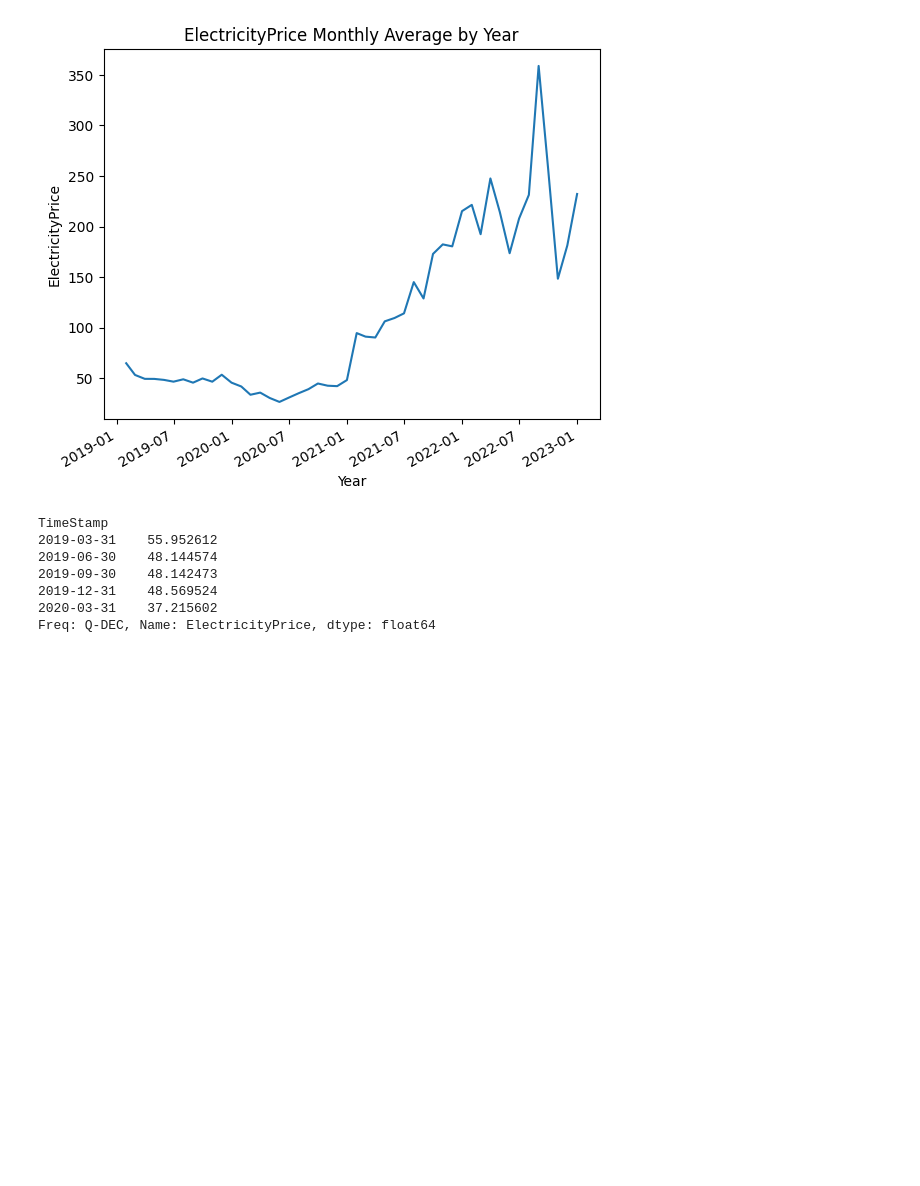
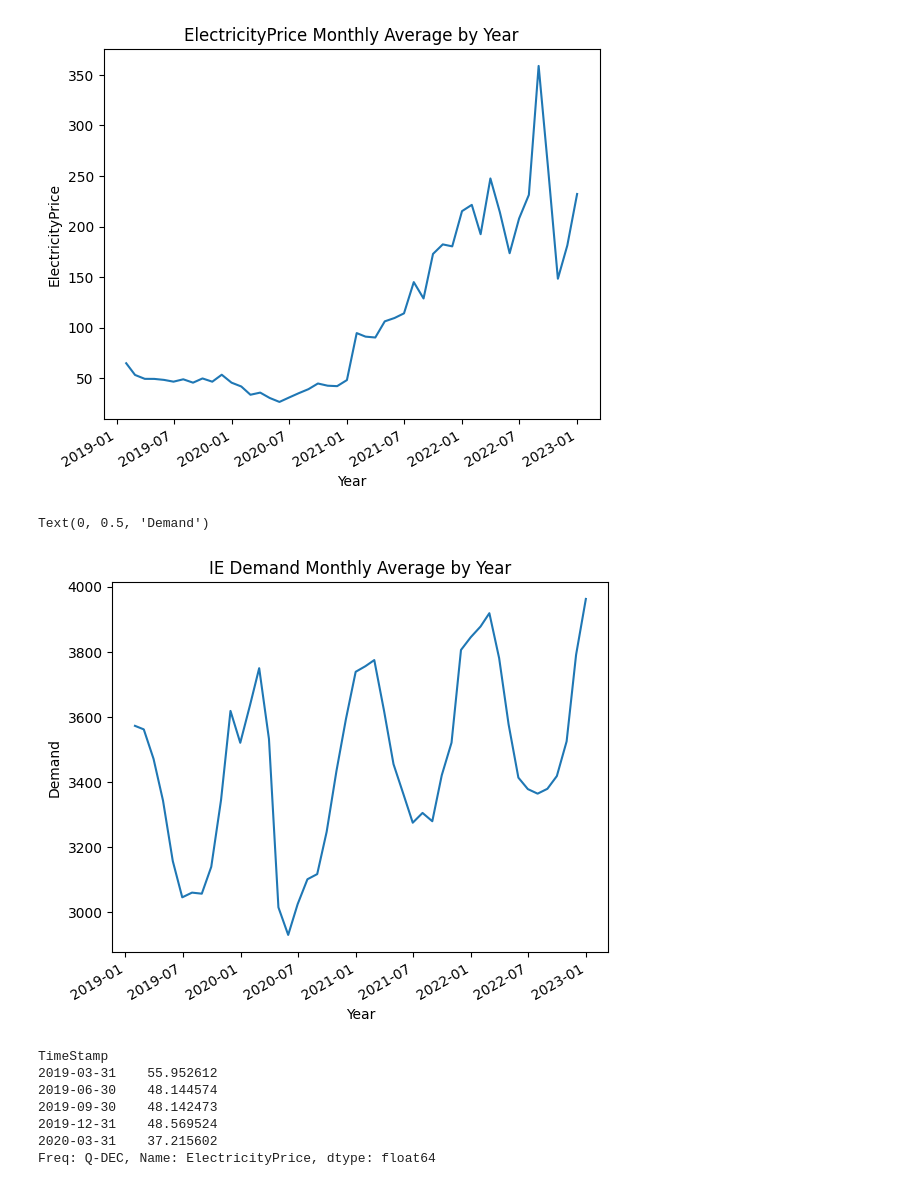
Before and after one commit to Gauthaman-KA/CS648, a Jupyter notebook: CodeFiles/PreProcessing.ipynb, the cells around one changed output. Saved outputs shown, nothing was run; the diff lists cells and outputs as text; code cells hidden in the pictures; blank space fills up the shorter version.

```diff
--- a/CodeFiles/PreProcessing.ipynb
+++ b/CodeFiles/PreProcessing.ipynb
@@ -846,3 +875,6 @@ TimeStamp
 2019-04-30    49.382319
 2019-05-31    48.396035
 Freq: M, Name: ElectricityPrice, dtype: float64
+# %%
+monthlymeanD= final_df.groupby(pd.Grouper(key='TimeStamp', freq='M'))['IE Demand'].mean()
+monthlymeanD.head()
@@ -855,6 +895,15 @@ plt.ylabel('ElectricityPrice')
 # %% [output]
 Text(0, 0.5, 'ElectricityPrice')
 [figure]
+# %%
+plt.plot(monthlymeanD)
+plt.title('IE Demand Monthly Average by Year')
+plt.xticks(rotation=30, ha='right')
+plt.xlabel('Year')
+plt.ylabel('Demand')
+# %% [output]
+Text(0, 0.5, 'Demand')
+[figure, added]
 # %%
 qtrmean= final_df.groupby(pd.Grouper(key='TimeStamp', freq='Q'))['ElectricityPrice'].mean()
 qtrmean.head()
```
Also changed, not shown: parts of 6 cells of this notebook.
